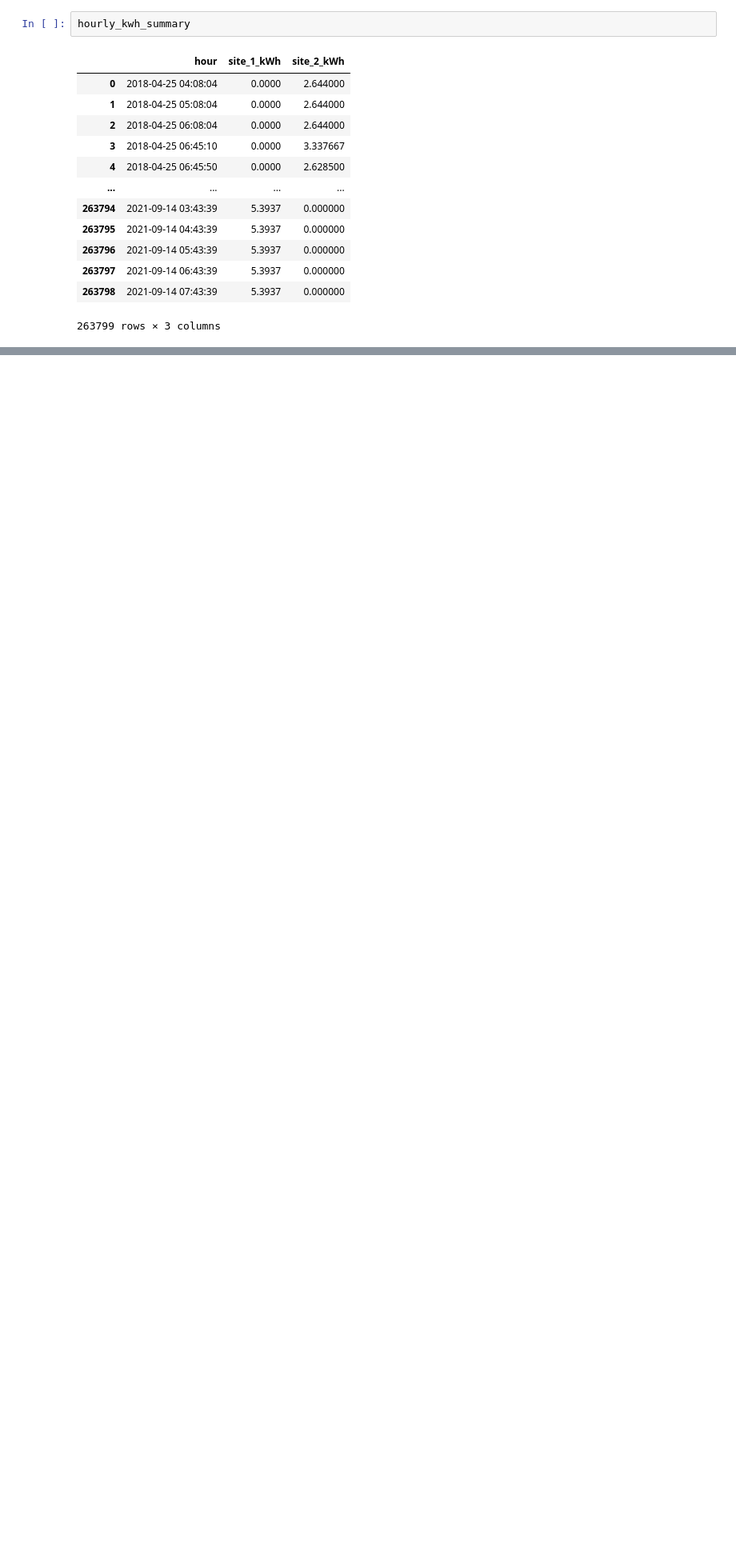
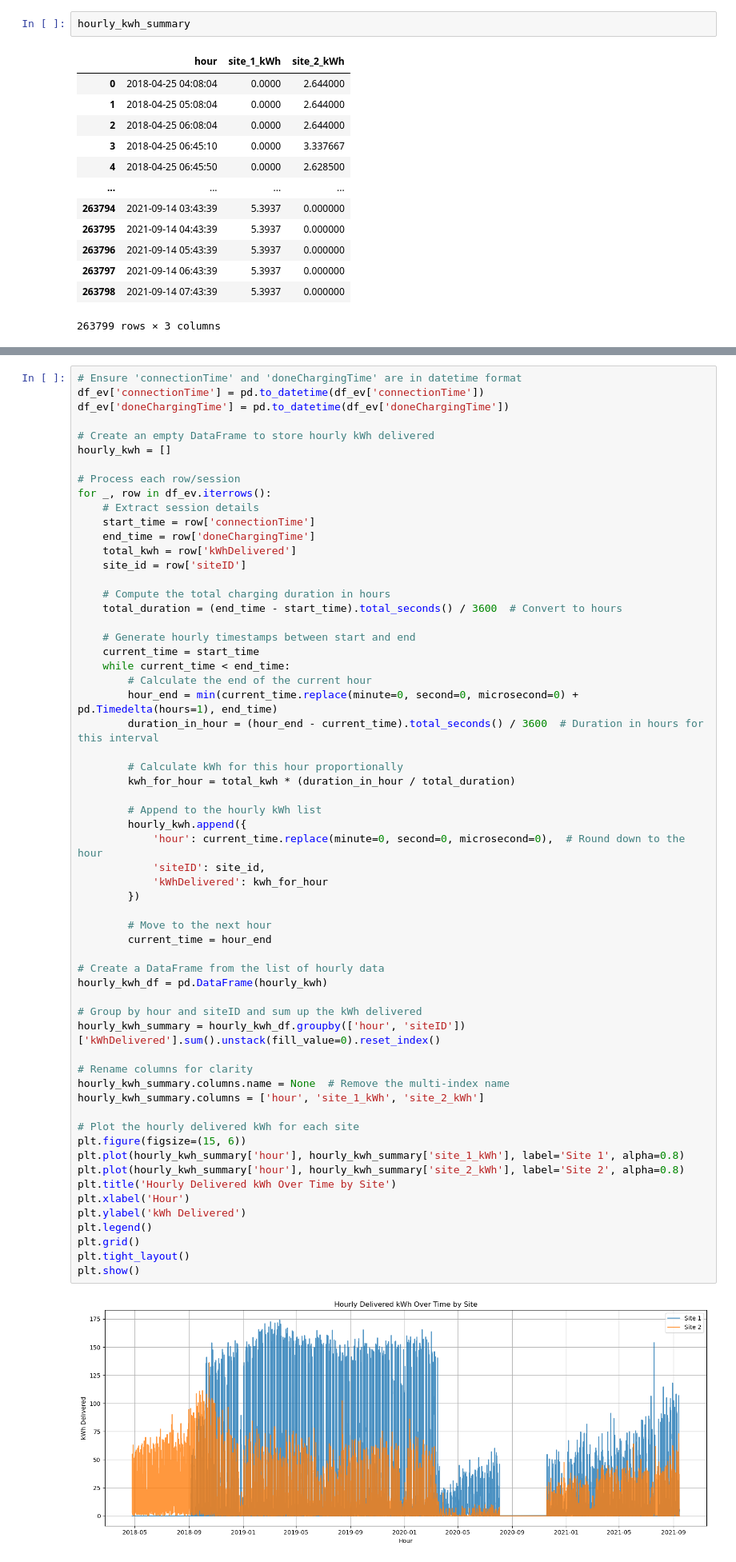
Before and after one commit to JanRkck/AA24, a Jupyter notebook: energy_delivered_kpi.ipynb, the cells around one changed output, grey strips where cells are left out. Shown at 80% size. Saved outputs shown, nothing was run; the diff lists cells and outputs as text; blank space fills up the shorter version.

Commit message:
adjust hourly kwh computation

```diff
--- a/energy_delivered_kpi.ipynb
+++ b/energy_delivered_kpi.ipynb
@@ -103,0 +88,62 @@ hourly_kwh
+# %%
+# Ensure 'connectionTime' and 'doneChargingTime' are in datetime format
+df_ev['connectionTime'] = pd.to_datetime(df_ev['connectionTime'])
+df_ev['doneChargingTime'] = pd.to_datetime(df_ev['doneChargingTime'])
+
+# Create an empty DataFrame to store hourly kWh delivered
+hourly_kwh = []
+
+# Process each row/session
+for _, row in df_ev.iterrows():
+    # Extract session details
+    start_time = row['connectionTime']
+    end_time = row['doneChargingTime']
+    total_kwh = row['kWhDelivered']
+    site_id = row['siteID']
+
+    # Compute the total charging duration in hours
+    total_duration = (end_time - start_time).total_seconds() / 3600  # Convert to hours
+
+    # Generate hourly timestamps between start and end
+    current_time = start_time
+    while current_time < end_time:
+        # Calculate the end of the current hour
+        hour_end = min(current_time.replace(minute=0, second=0, microsecond=0) + pd.Timedelta(hours=1), end_time)
+        duration_in_hour = (hour_end - current_time).total_seconds() / 3600  # Duration in hours for this interval
+
+        # Calculate kWh for this hour proportionally
+        kwh_for_hour = total_kwh * (duration_in_hour / total_duration)
+
+        # Append to the hourly kWh list
+        hourly_kwh.append({
+            'hour': current_time.replace(minute=0, second=0, microsecond=0),  # Round down to the hour
+            'siteID': site_id,
+            'kWhDelivered': kwh_for_hour
+        })
+
+        # Move to the next hour
+        current_time = hour_end
+
+# Create a DataFrame from the list of hourly data
+hourly_kwh_df = pd.DataFrame(hourly_kwh)
+
+# Group by hour and siteID and sum up the kWh delivered
+hourly_kwh_summary = hourly_kwh_df.groupby(['hour', 'siteID'])['kWhDelivered'].sum().unstack(fill_value=0).reset_index()
+
+# Rename columns for clarity
+hourly_kwh_summary.columns.name = None  # Remove the multi-index name
+hourly_kwh_summary.columns = ['hour', 'site_1_kWh', 'site_2_kWh']
+
+# Plot the hourly delivered kWh for each site
+plt.figure(figsize=(15, 6))
+plt.plot(hourly_kwh_summary['hour'], hourly_kwh_summary['site_1_kWh'], label='Site 1', alpha=0.8)
+plt.plot(hourly_kwh_summary['hour'], hourly_kwh_summary['site_2_kWh'], label='Site 2', alpha=0.8)
+plt.title('Hourly Delivered kWh Over Time by Site')
+plt.xlabel('Hour')
+plt.ylabel('kWh Delivered')
+plt.legend()
+plt.grid()
+plt.tight_layout()
+plt.show()
+# %% [output]
+[figure, added]
```
Also changed, not shown: parts of 6 cells of this notebook.
